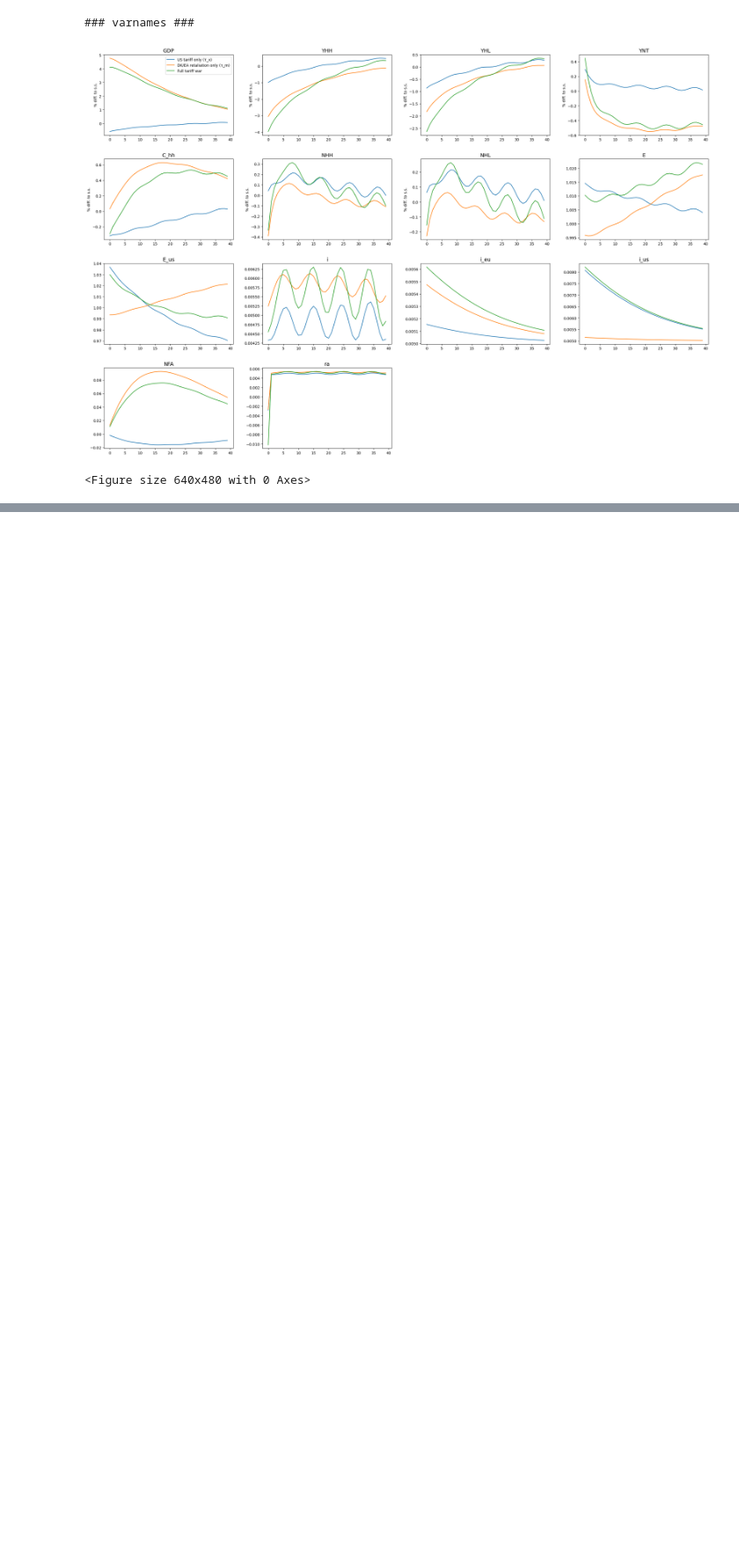
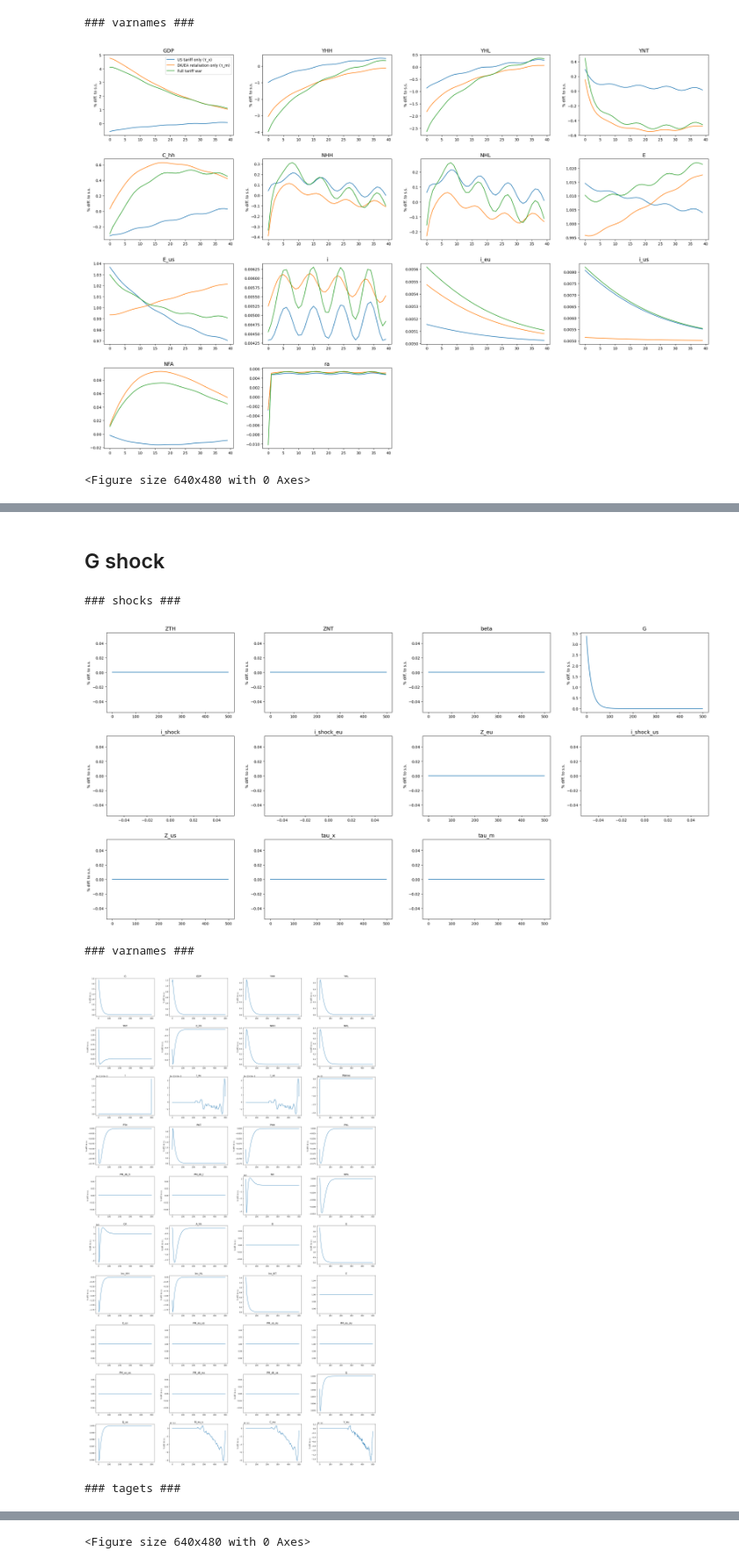
Before and after one commit to AndreaNoergaardAndersen/Master-Thesis, a Jupyter notebook: I-HANK - EU and US/test_extension.ipynb, the cells around one changed output, grey strips where cells are left out. Shown at 88% size. Drawn from its saved outputs; the diff is of its cells as text; code cells hidden in the pictures; blank space fills up the shorter version.

```diff
--- a/I-HANK - EU and US/test_extension.ipynb
+++ b/I-HANK - EU and US/test_extension.ipynb
@@ -746,0 +776,37 @@ plt.tight_layout()
+# %% [markdown]
+## G shock
+# %%
+m_G = model.copy()
+
+m_G.par.jump_G = 0.01
+m_G.par.rho_G  = 0.95
+
+m_G.find_transition_path(shocks=['G'], do_print=False, do_end_check=True)
+# %%
+# Variables shown in levels (rates and prices — not log-deviations)
+lvl_value = ['pi', 'pi_eu', 'pi_us', 'tau', 'r', 'ra', 'i', 'i_eu', 'i_us',
+             'tau_m', 'tau_x', 'E', 'E_us', 'NFA', 'Walras', 'PM_eu_us', 'PM_us_eu', 'PM_eu_eu', 'PM_us_us', 'Q', 'Q_us']
+
+# Models and labels for comparison
+models = [m_G]
+labels = ['Domestic public cons shock (G)'] #, 'DK/EA retaliation only (τ_m)'] , 'Full tariff war']
+
+model.compare_IRFs(
+    models, labels,
+    varnames=['G', 'GDP', 'YHH', 'YHL', 'YNT', 'C_hh', 'NHH', 'NHL', 'i', 'i_eu', 'i_us', 'Walras',
+               'PTH', 'PNT', 'PHH', 'PHL', 'PM_dk_h', 'PM_dk_l', 'NX', 'NFA', 'CA', 'A_hh', 'B', 'G', 'inc_HH', 'inc_HL', 'inc_NT',
+                'E', 'E_us', 'PM_eu_us', 'PM_us_eu', 'PM_eu_eu', 'PM_us_us', 'PM_dk_eu', 'PM_dk_us', 'Q', 'Q_us',
+                'M_eu_s', 'C_eu', 'Y_eu'],
+    lvl_value=lvl_value,
+    T_max=500, ncols=4,
+    do_targets=True
+)
+plt.suptitle('Output and consumption', y=1.02)
+plt.tight_layout()
+#plt.savefig(os.path.join(folder, 'output_consumption.png'), dpi=150, bbox_inches='tight')
+# %% [output]
+### shocks ###
+[figure, added]
+### varnames ###
+[figure, added]
+### tagets ###
@@ -746,0 +814 @@ plt.tight_layout()
+<Figure size 640x480 with 0 Axes>
```
Also changed, not shown: parts of 8 cells of this notebook, 2 other files.
